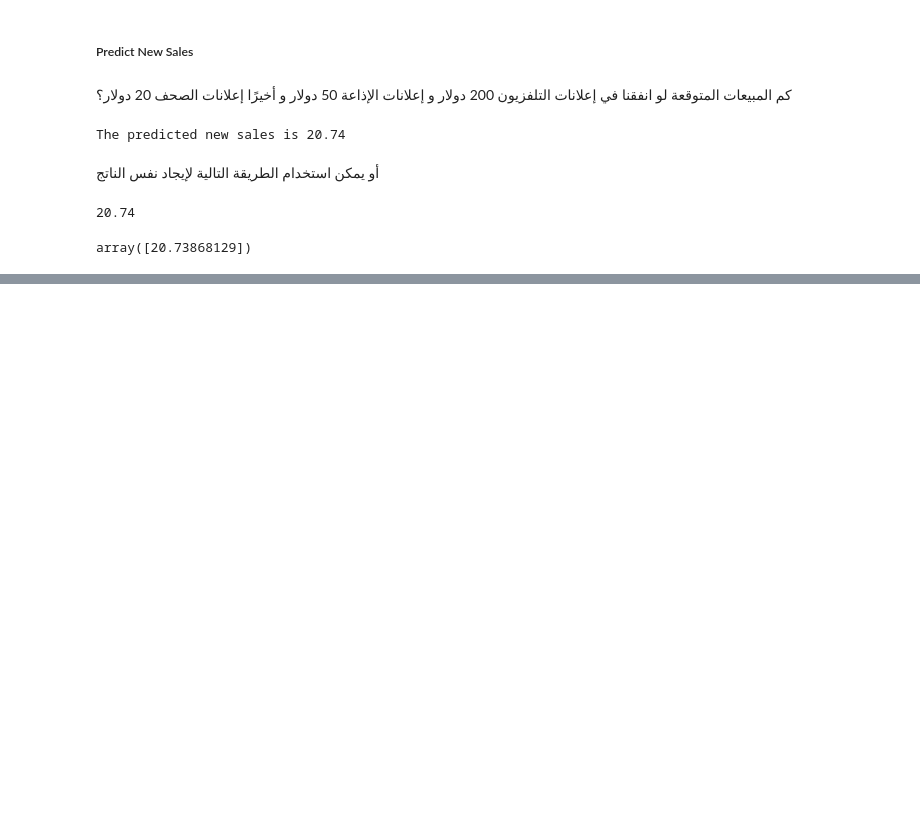
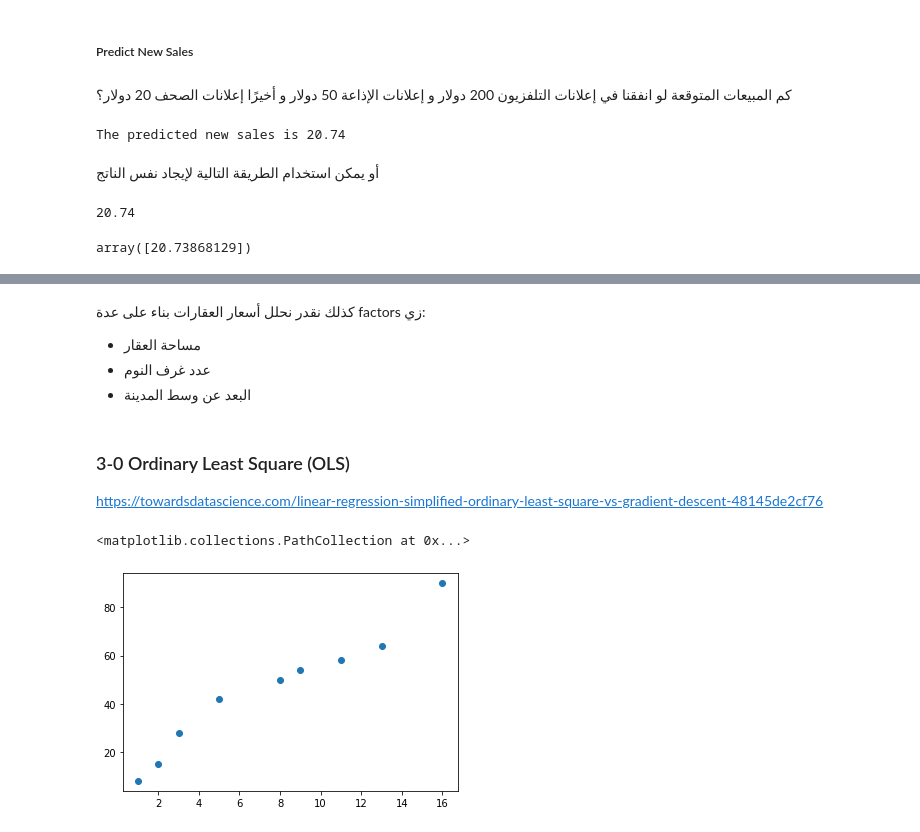
Before and after one commit to JBadawood/Machine_Learning, a Jupyter notebook: Linear_Regression/Linear_Regression.ipynb, the cells around one changed output, grey strips where cells are left out. Drawn from its saved outputs; the diff is of its cells as text; code cells hidden in the pictures; blank space fills up the shorter version.

Commit message:
Ordinary Least Square & SSE in Linear Regression

```diff
--- a/Linear_Regression/Linear_Regression.ipynb
+++ b/Linear_Regression/Linear_Regression.ipynb
@@ -675,0 +693,11 @@ array([20.73868129])
+# %% [markdown]
+كذلك نقدر نحلل أسعار العقارات بناء على عدة factors زي:
+- مساحة العقار
+- عدد غرف النوم
+- البعد عن وسط المدينة
+# %% [markdown]
+### 3-0 Ordinary Least Square (OLS)
+https://towardsdatascience.com/linear-regression-simplified-ordinary-least-square-vs-gradient-descent-48145de2cf76
+# %%
+x = [2,3,5,13,8,16,11,1,9] # Years of Experience - independent variable
+y = [15,28,42,64,50,90,58,8,54] # Salary in 1000$ - dependent varible
@@ -675,0 +706,5 @@ array([20.73868129])
+# %%
+plt.scatter(x,y)
+# %% [output]
+<matplotlib.collections.PathCollection at 0x...>
+[figure, added]
```
Also changed, not shown: parts of 33 cells of this notebook.
